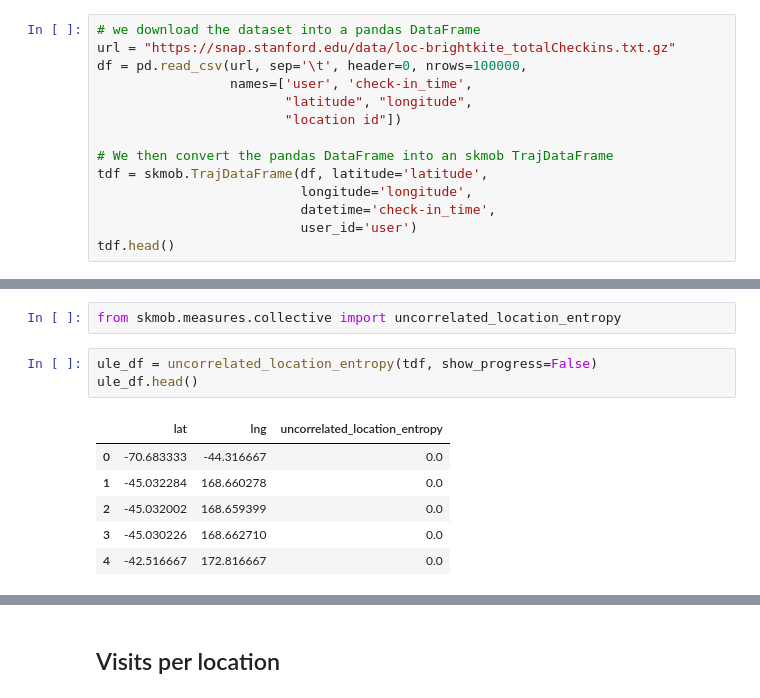
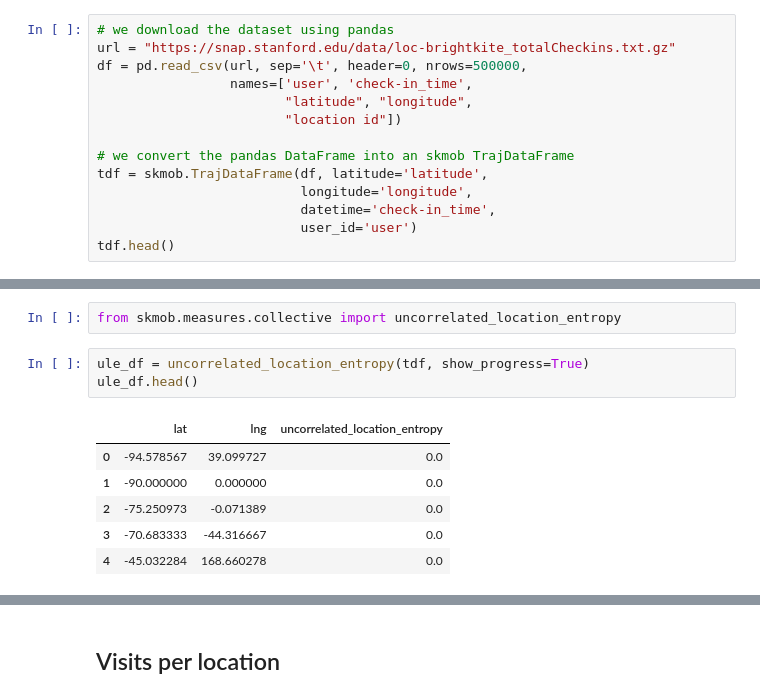
Before and after one commit to scikit-mobility/scikit-mobility, a Jupyter notebook: tutorial/2_measures_skmob_tutorial.ipynb, the cells around one changed output, grey strips where cells are left out. Drawn from its saved outputs; the diff is of its cells as text.

```diff
--- a/tutorial/2_measures_skmob_tutorial.ipynb
+++ b/tutorial/2_measures_skmob_tutorial.ipynb
@@ -23,14 +22,14 @@ from skmob import TrajDataFrame
 - Brightkite is a location-based social network (LBSN)
 - The dataset is freely available at the SNAP website: https://snap.stanford.edu/data/loc-brightkite.html
 # %%
-# we download the dataset into a pandas DataFrame
+# we download the dataset using pandas
 url = "https://snap.stanford.edu/data/loc-brightkite_totalCheckins.txt.gz"
-df = pd.read_csv(url, sep='\t', header=0, nrows=100000,
+df = pd.read_csv(url, sep='\t', header=0, nrows=500000,
                  names=['user', 'check-in_time',
                         "latitude", "longitude",
                         "location id"])
 
-# We then convert the pandas DataFrame into an skmob TrajDataFrame
+# we convert the pandas DataFrame into an skmob TrajDataFrame
 tdf = skmob.TrajDataFrame(df, latitude='latitude',
                           longitude='longitude',
                           datetime='check-in_time',
@@ -382,12 +463,12 @@ m
 # %%
 from skmob.measures.collective import uncorrelated_location_entropy
 # %%
-ule_df = uncorrelated_location_entropy(tdf, show_progress=False)
+ule_df = uncorrelated_location_entropy(tdf, show_progress=True)
 ule_df.head()
 # %% [output]
 |  | lat | lng | uncorrelated_location_entropy |
-| 0 | -70.683333 | -44.316667 | 0.0 |
-| 1 | -45.032284 | 168.660278 | 0.0 |
-| 2 | -45.032002 | 168.659399 | 0.0 |
-| 3 | -45.030226 | 168.662710 | 0.0 |
-| 4 | -42.516667 | 172.816667 | 0.0 |
+| 0 | -94.578567 | 39.099727 | 0.0 |
+| 1 | -90.000000 | 0.000000 | 0.0 |
+| 2 | -75.250973 | -0.071389 | 0.0 |
+| 3 | -70.683333 | -44.316667 | 0.0 |
+| 4 | -45.032284 | 168.660278 | 0.0 |
```
Also changed, not shown: parts of 68 cells of this notebook.
